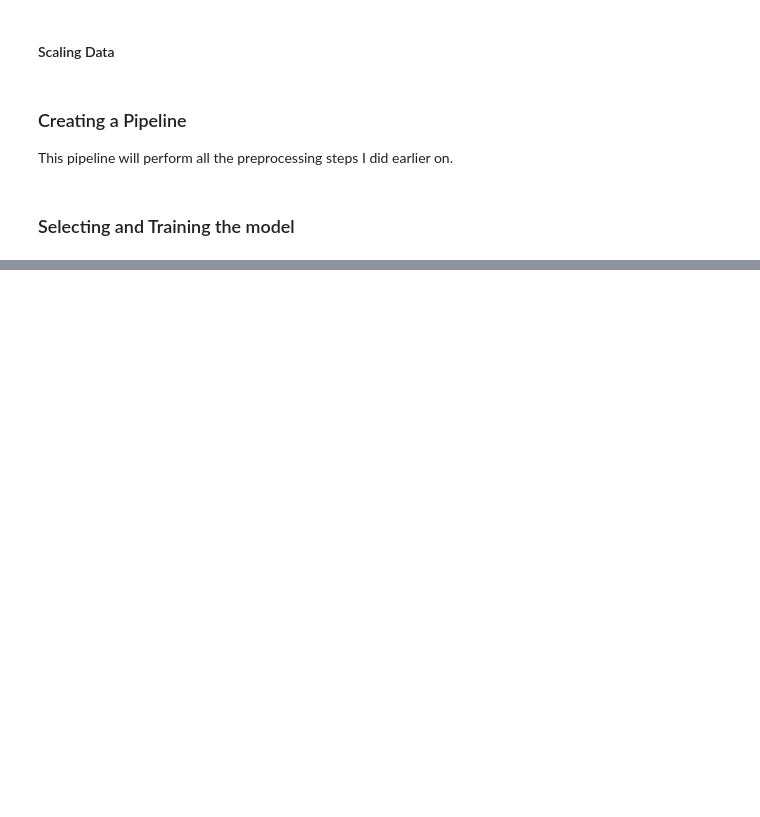
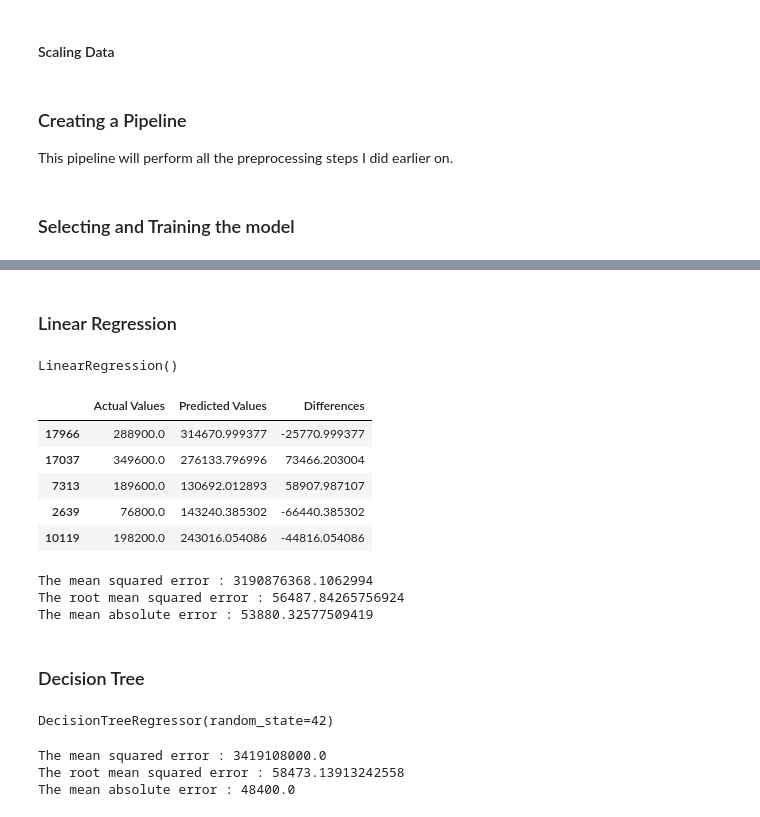
Before and after one commit to Cyril-Dzantor/housing-price-prediction-, a Jupyter notebook: Housing_pricing.ipynb, the cells around one changed output, grey strips where cells are left out. Drawn from its saved outputs; the diff is of its cells as text; code cells hidden in the pictures; blank space fills up the shorter version.

```diff
--- a/Housing_pricing.ipynb
+++ b/Housing_pricing.ipynb
@@ -345,7 +374,7 @@ def data_transformation(data):
 
     # Encode categorical features
     categorical_data = engineered_data.select_dtypes(exclude=[np.number])
-    cat_encoder = OneHotEncoder(sparse=False)
+    cat_encoder = OneHotEncoder(sparse_output=False)
     encoded_categorical_data = cat_encoder.fit_transform(categorical_data)
     feature_names += cat_encoder.categories_[0].tolist()
     feature_names.remove("ocean_proximity")
@@ -360,3 +389,6 @@ def data_transformation(data):
     return transformed_data, labels, feature_names
 # %% [markdown]
 ### Selecting and Training the model
+# %%
+train_data, train_labels, features = data_transformation(strat_train_copy)
+train_data
@@ -362,0 +409,3 @@ def data_transformation(data):
+# %%
+test_data, test_labels, features = data_transformation(strat_test_copy)
+test_data
@@ -362,0 +426,51 @@ def data_transformation(data):
+# %% [markdown]
+### Linear Regression
+# %%
+lin_model = LinearRegression()
+lin_model.fit(train_data, train_labels)
+# %% [output]
+LinearRegression()
+# %%
+actual_val = test_labels[:5]
+predicted_val = lin_model.predict(test_data[:5])
+
+comp_df = pd.DataFrame(data={"Actual Values":actual_val, "Predicted Values":predicted_val})
+comp_df["Differences"] = comp_df["Actual Values"] - comp_df["Predicted Values"]
+comp_df
+# %% [output]
+|  | Actual Values | Predicted Values | Differences |
+| 17966 | 288900.0 | 314670.999377 | -25770.999377 |
+| 17037 | 349600.0 | 276133.796996 | 73466.203004 |
+| 7313 | 189600.0 | 130692.012893 | 58907.987107 |
+| 2639 | 76800.0 | 143240.385302 | -66440.385302 |
+| 10119 | 198200.0 | 243016.054086 | -44816.054086 |
+# %%
+lin_mse = mean_squared_error(actual_val,predicted_val)
+lin_rmse = root_mean_squared_error(actual_val, predicted_val)
+lin_mae = mean_absolute_error(actual_val,predicted_val)
+print(f"The mean squared error : {lin_mse}")
+print(f"The root mean squared error : {lin_rmse}")
+print(f"The mean absolute error : {lin_mae}")
+# %% [output]
+The mean squared error : 3190876368.1062994
+The root mean squared error : 56487.84265756924
+The mean absolute error : 53880.32577509419
+# %% [markdown]
+### Decision Tree
+# %%
+tree_model = DecisionTreeRegressor(random_state=42)
+tree_model.fit(train_data, train_labels)
+# %% [output]
+DecisionTreeRegressor(random_state=42)
+# %%
+tree_predicted_val = tree_model.predict(test_data[:5])
+tree_mse = mean_squared_error(actual_val, tree_predicted_val)
+tree_rmse = root_mean_squared_error(actual_val, tree_predicted_val)
+tree_mae = mean_absolute_error(actual_val, tree_predicted_val)
+print(f"The mean squared error : {tree_mse}")
+print(f"The root mean squared error : {tree_rmse}")
+print(f"The mean absolute error : {tree_mae}")
+# %% [output]
+The mean squared error : 3419108000.0
+The root mean squared error : 58473.13913242558
+The mean absolute error : 48400.0
```
Also changed, not shown: parts of 13 cells of this notebook.
